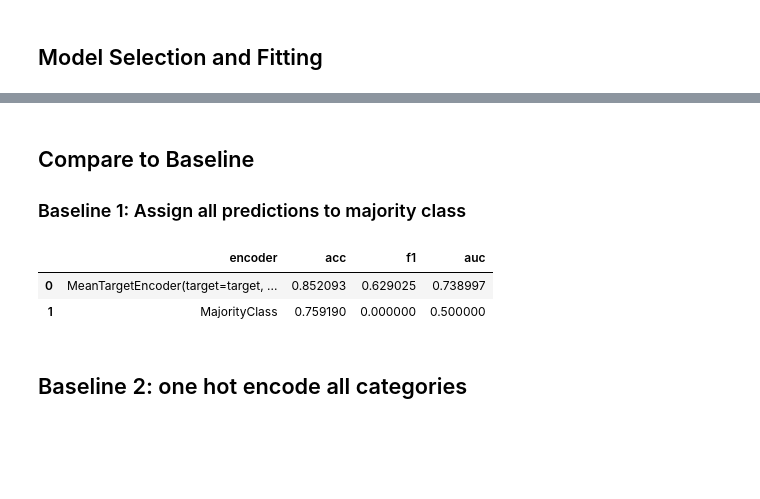
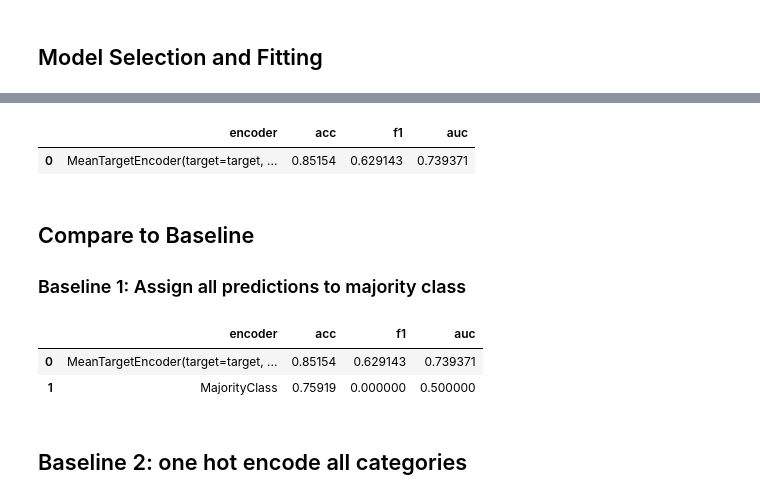
Before and after one commit to spayot/mte-plus, a Jupyter notebook: notebooks/modeling.ipynb, the cells around one changed output, grey strips where cells are left out. Drawn from its saved outputs; the diff is of its cells as text; code cells hidden in the pictures; blank space fills up the shorter version.

```diff
--- a/notebooks/modeling.ipynb
+++ b/notebooks/modeling.ipynb
@@ -59,0 +52,15 @@ reporter.set_columns_to_show(['encoder', 'acc', 'f1', 'auc'])
+# %%
+# define scoring metrics of interest
+scorer = col.Scorer(
+    acc=metrics.accuracy_score,
+    f1=metrics.f1_score,
+    auc=metrics.roc_auc_score,
+)
+
+# create a reporting object
+reporter = col.Report(scorer=scorer)
+
+# define which columns should be shown when reporting experiments results so far
+reporter.set_columns_to_show(['encoder'] + list(scorer.scoring_fcts.keys()))
+
+print(reporter)
@@ -76,5 +82,12 @@ fit_and_score = partial(train.fit_and_score,
 numericals = df.select_dtypes(np.number).columns.tolist()
 categoricals = df.select_dtypes('object').columns.tolist()
 categoricals.remove('income')
-print(numericals, categoricals, sep='\n')
+
+# select features to use in the model
+feature_selection = col.FeatureSelection(
+    categoricals=categoricals,
+    numericals=numericals,
+    target= 'target')
+
+print(feature_selection)
 # %% [output]
@@ -83,7 +95,2 @@ print(numericals, categoricals, sep='\n')
-# %%
-# select features to use in the model
-feature_selection = {'categoricals': categoricals,
-                     'numericals': numericals,
-                     'target': 'target'}
 # %% [markdown]
 ## Model Selection and Fitting
@@ -128,19 +97,39 @@ mte_config, pipe, mte_results = fit_encoder_and_report(encoder=mte_encoder,
+# %%
+# define fitting function
+mte_encoder = col.MeanTargetEncoder(
+    target=feature_selection.target,
+    categoricals=feature_selection.categoricals
+)
+
+pipe = col.CategoricalPipeline(features=feature_selection,
+                               model=RandomForestClassifier(n_estimators=100, max_depth=5),
+                               encoder=mte_encoder)
+
+cv_score = col.cv_score(
+    pipeline=pipe,
+    data=df,
+    kf=kf,
+    reporter=reporter,
+)
+# %% [output]
+|  | encoder | acc | f1 | auc |
+| 0 | MeanTargetEncoder(target=target, ... | 0.85154 | 0.629143 | 0.739371 |
 # %% [markdown]
 ## Compare to Baseline
 ### Baseline 1: Assign all predictions to majority class
 # %%
 # baseline: assign all predictions to majority class
-maj_results = pd.Series(reporting(df.target, np.zeros(len(df))))
-maj_config = train.Config(**feature_selection,
+maj_results = pd.Series(reporter.score(df.target, np.zeros(len(df))))
+maj_config = dict(features=str(feature_selection),
                          encoder='MajorityClass',
                          model='Nonę')
 
 reporter.add_to_report(maj_config, maj_results)
 reporter.show()
 # %% [output]
 |  | encoder | acc | f1 | auc |
-| 0 | MeanTargetEncoder(target=target, ... | 0.852093 | 0.629025 | 0.738997 |
-| 1 | MajorityClass | 0.759190 | 0.000000 | 0.500000 |
+| 0 | MeanTargetEncoder(target=target, ... | 0.85154 | 0.629143 | 0.739371 |
+| 1 | MajorityClass | 0.75919 | 0.000000 | 0.500000 |
 # %% [markdown]
 ## Baseline 2: one hot encode all categories
 # %%
```
Also changed, not shown: parts of 16 cells of this notebook, 10 other files.
